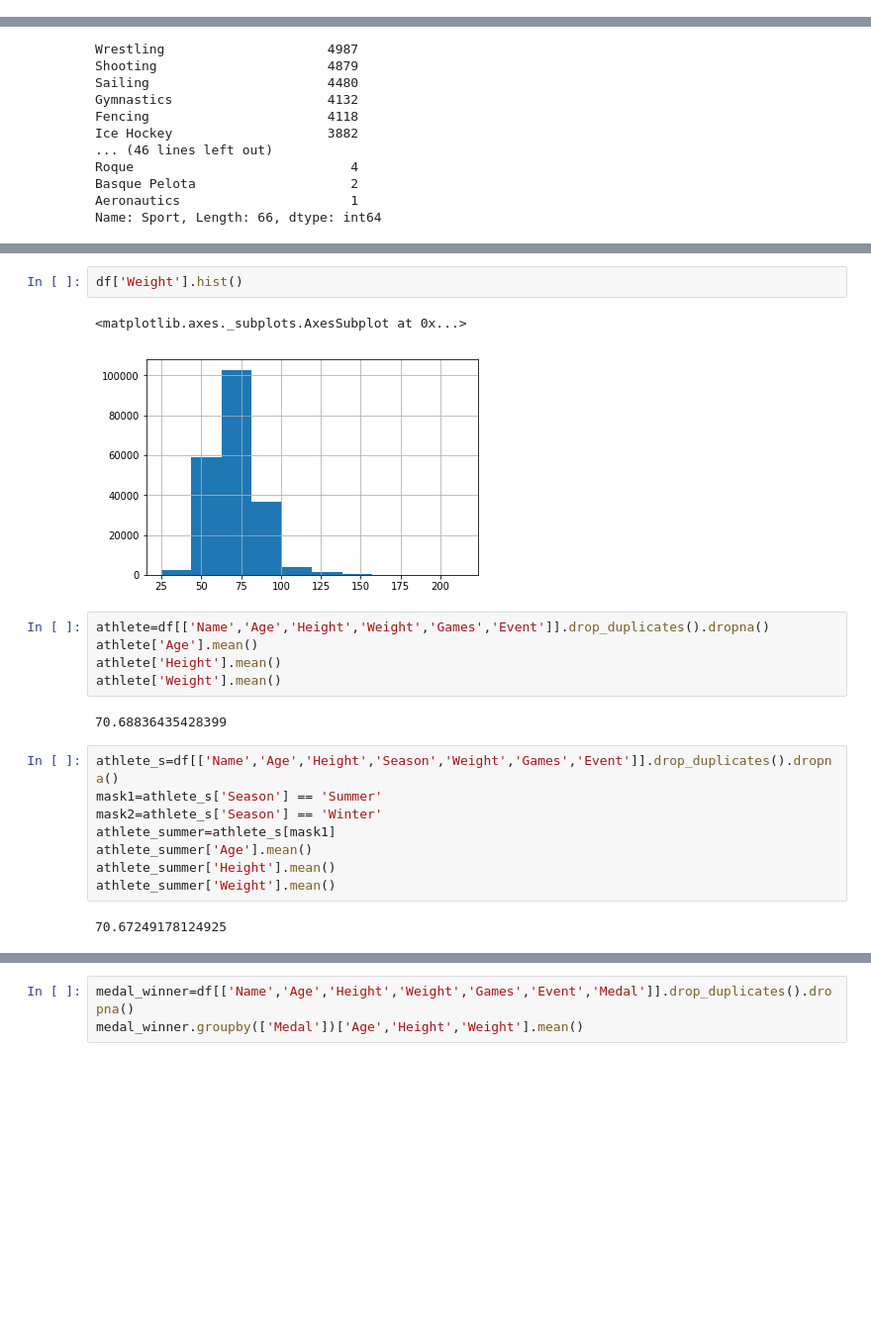
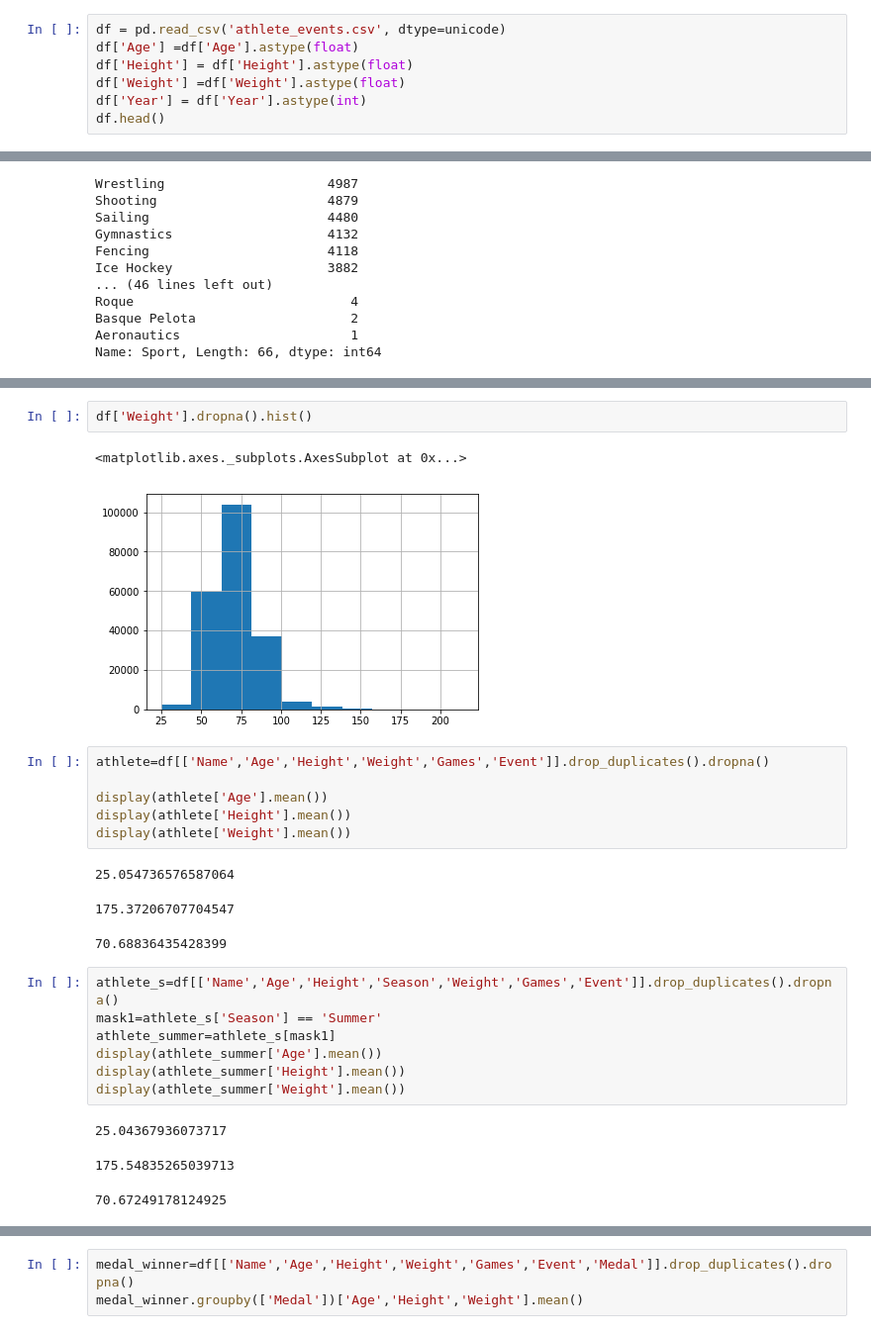
Before and after one commit to cvkrawcz/Data-Anlytics-Programming-Final-Project, a Jupyter notebook: Final Python Project.ipynb, the cells around one changed output, grey strips where cells are left out. Shown at 99% size. Saved outputs shown, nothing was run; the diff lists cells and outputs as text; blank space fills up the shorter version.

```diff
--- a/Final Python Project.ipynb
+++ b/Final Python Project.ipynb
@@ -21,0 +12,7 @@ df.head()
+# %%
+df = pd.read_csv('athlete_events.csv', dtype=unicode)
+df['Age'] =df['Age'].astype(float)
+df['Height'] = df['Height'].astype(float)
+df['Weight'] =df['Weight'].astype(float)
+df['Year'] = df['Year'].astype(int)
+df.head()
@@ -76,24 +80,28 @@ mlr
 271116 rows × 16 columns
 # %%
-df['Weight'].hist()
+df['Weight'].dropna().hist()
 # %% [output]
 <matplotlib.axes._subplots.AxesSubplot at 0x...>
-[figure, old version]
+[figure, new version]
 # %%
 athlete=df[['Name','Age','Height','Weight','Games','Event']].drop_duplicates().dropna()
-athlete['Age'].mean()
-athlete['Height'].mean()
-athlete['Weight'].mean()
+
+display(athlete['Age'].mean())
+display(athlete['Height'].mean())
+display(athlete['Weight'].mean())
 # %% [output]
-70.68836435428399
+25.054736576587064
+175.37206707704547
+70.68836435428399
 # %%
 athlete_s=df[['Name','Age','Height','Season','Weight','Games','Event']].drop_duplicates().dropna()
 mask1=athlete_s['Season'] == 'Summer'
-mask2=athlete_s['Season'] == 'Winter'
 athlete_summer=athlete_s[mask1]
-athlete_summer['Age'].mean()
-athlete_summer['Height'].mean()
-athlete_summer['Weight'].mean()
+display(athlete_summer['Age'].mean())
+display(athlete_summer['Height'].mean())
+display(athlete_summer['Weight'].mean())
 # %% [output]
-70.67249178124925
+25.04367936073717
+175.54835265039713
+70.67249178124925
 # %%
```
Also changed, not shown: parts of 33 cells of this notebook.
